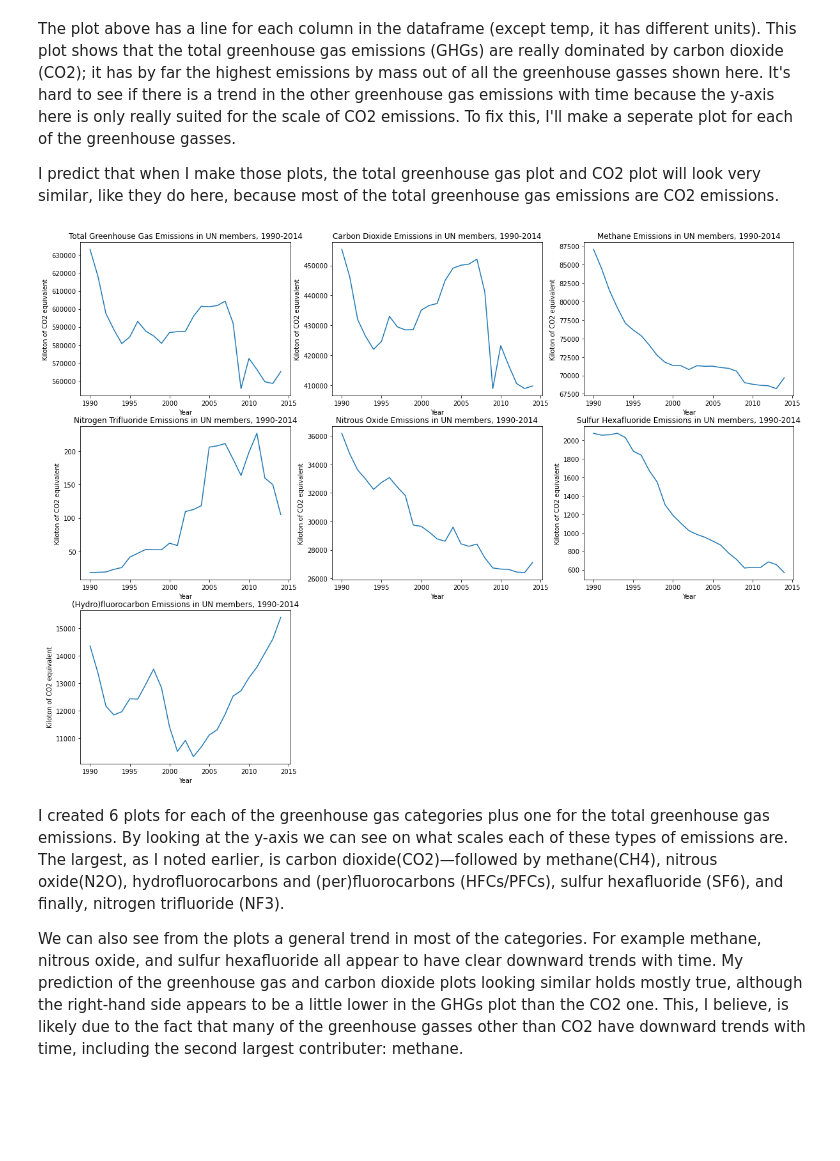
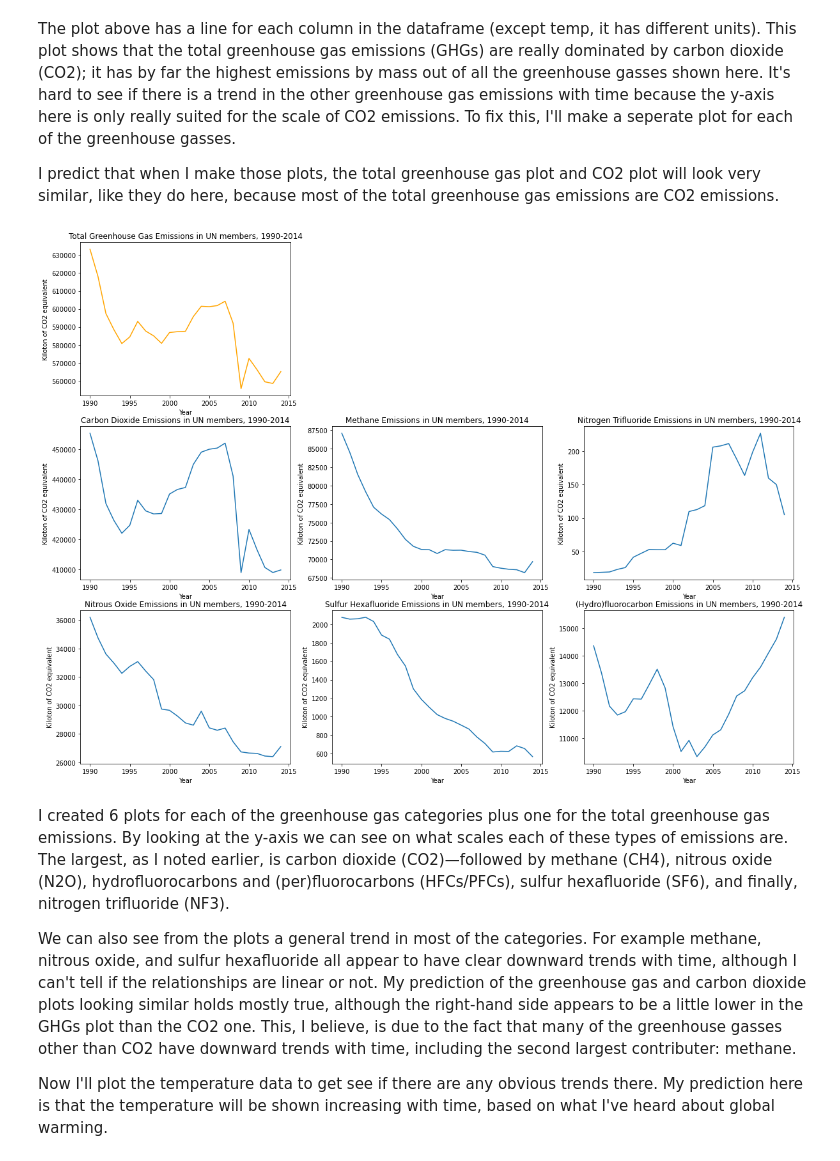
Before and after one commit to jpdevito/cmsc320, a Jupyter notebook: Tutorial.ipynb, the cells around one changed output. Cells and saved outputs as stored; diff of their text form; code cells hidden in the pictures; blank space fills up the shorter version.

Commit message:
exploratory data analysis done

```diff
--- a/Tutorial.ipynb
+++ b/Tutorial.ipynb
@@ -159,22 +160,24 @@ The plot above has a line for each column in the dataframe (except temp, it has
 I predict that when I make those plots, the total greenhouse gas plot and CO2 plot will look very similar, like they do here, because most of the total greenhouse gas emissions are CO2 emissions.
 # %%
 fig, ax = plt.subplots(nrows=3, ncols=3, figsize=(20, 15))
-df["GHGs"].plot(ax=ax[0][0], title="Total Greenhouse Gas Emissions in UN members, 1990-2014")
-df["CO2"].plot(ax=ax[0][1], title="Carbon Dioxide Emissions in UN members, 1990-2014")
-df["CH4"].plot(ax=ax[0][2], title="Methane Emissions in UN members, 1990-2014")
-df["NF3"].plot(ax=ax[1][0], title="Nitrogen Trifluoride Emissions in UN members, 1990-2014")
-df["N2O"].plot(ax=ax[1][1], title="Nitrous Oxide Emissions in UN members, 1990-2014")
-df["SF6"].plot(ax=ax[1][2], title="Sulfur Hexafluoride Emissions in UN members, 1990-2014")
-df["HFCs_PFCs_mix"].plot(ax=ax[2][0], title="(Hydro)fluorocarbon Emissions in UN members, 1990-2014")
-fig.delaxes(ax[2][1])
-fig.delaxes(ax[2][2])
+fig.delaxes(ax[0][1])
+fig.delaxes(ax[0][2])
+df["GHGs"].plot(ax=ax[0][0], title="Total Greenhouse Gas Emissions in UN members, 1990-2014", color="orange")
+df["CO2"].plot(ax=ax[1][0], title="Carbon Dioxide Emissions in UN members, 1990-2014")
+df["CH4"].plot(ax=ax[1][1], title="Methane Emissions in UN members, 1990-2014")
+df["NF3"].plot(ax=ax[1][2], title="Nitrogen Trifluoride Emissions in UN members, 1990-2014")
+df["N2O"].plot(ax=ax[2][0], title="Nitrous Oxide Emissions in UN members, 1990-2014")
+df["SF6"].plot(ax=ax[2][1], title="Sulfur Hexafluoride Emissions in UN members, 1990-2014")
+df["HFCs_PFCs_mix"].plot(ax=ax[2][2], title="(Hydro)fluorocarbon Emissions in UN members, 1990-2014")
 
 plt.setp(ax, xlabel="Year")
 plt.setp(ax, ylabel="Kiloton of CO2 equivalent");
 # %% [output]
-[figure, old version]
+[figure, new version]
 # %% [markdown]
-I created 6 plots for each of the greenhouse gas categories plus one for the total greenhouse gas emissions. By looking at the y-axis we can see on what scales each of these types of emissions are. The largest, as I noted earlier, is carbon dioxide(CO2)—followed by methane(CH4), nitrous oxide(N2O), hydrofluorocarbons and (per)fluorocarbons (HFCs/PFCs), sulfur hexafluoride (SF6), and finally, nitrogen trifluoride (NF3).
+I created 6 plots for each of the greenhouse gas categories plus one for the total greenhouse gas emissions. By looking at the y-axis we can see on what scales each of these types of emissions are. The largest, as I noted earlier, is carbon dioxide (CO2)—followed by methane (CH4), nitrous oxide (N2O), hydrofluorocarbons and (per)fluorocarbons (HFCs/PFCs), sulfur hexafluoride (SF6), and finally, nitrogen trifluoride (NF3).
 
-We can also see from the plots a general trend in most of the categories. For example methane, nitrous oxide, and sulfur hexafluoride all appear to have clear downward trends with time. My prediction of the greenhouse gas and carbon dioxide plots looking similar holds mostly true, although the right-hand side appears to be a little lower in the GHGs plot than the CO2 one. This, I believe, is likely due to the fact that many of the greenhouse gasses other than CO2 have downward trends with time, including the second largest contributer: methane.
+We can also see from the plots a general trend in most of the categories. For example methane, nitrous oxide, and sulfur hexafluoride all appear to have clear downward trends with time, although I can't tell if the relationships are linear or not. My prediction of the greenhouse gas and carbon dioxide plots looking similar holds mostly true, although the right-hand side appears to be a little lower in the GHGs plot than the CO2 one. This, I believe, is due to the fact that many of the greenhouse gasses other than CO2 have downward trends with time, including the second largest contributer: methane.
+
+Now I'll plot the temperature data to get see if there are any obvious trends there. My prediction here is that the temperature will be shown increasing with time, based on what I've heard about global warming.
 # %%
```
Also changed, not shown: parts of 6 cells of this notebook.
